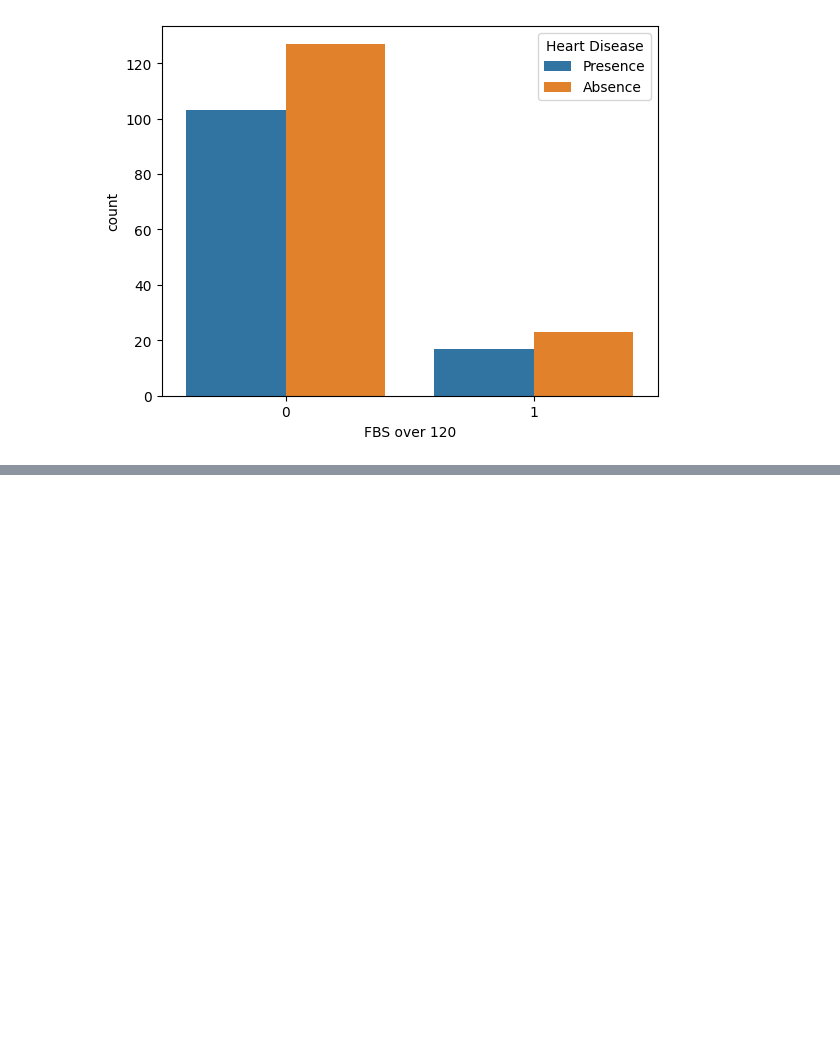
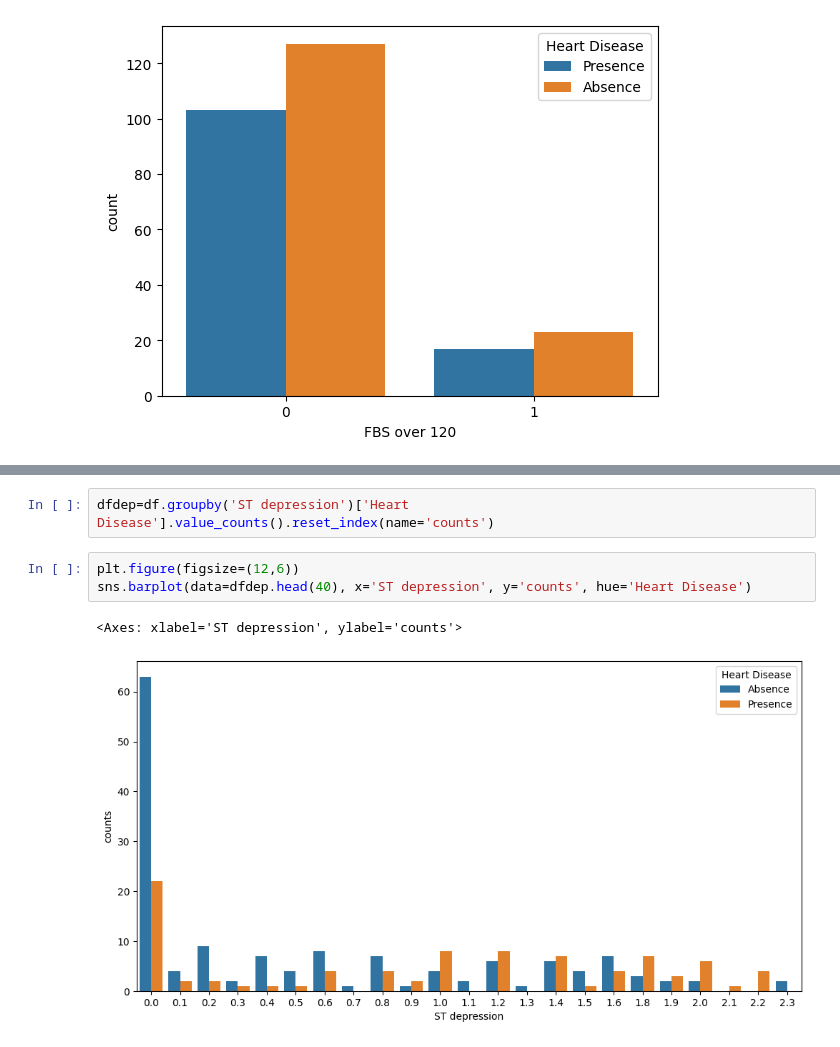
Before and after one commit to mayurimamdi/HeartHealthEDAandPred, a Jupyter notebook: notebook/EDAandPred.ipynb, the cells around one changed output, grey strips where cells are left out. Drawn from its saved outputs; the diff is of its cells as text; blank space fills up the shorter version.

```diff
--- a/notebook/EDAandPred.ipynb
+++ b/notebook/EDAandPred.ipynb
@@ -154,0 +166,8 @@ sns.countplot(x='FBS over 120', hue='Heart Disease', data=df)
+# %%
+dfdep=df.groupby('ST depression')['Heart Disease'].value_counts().reset_index(name='counts')
+# %%
+plt.figure(figsize=(12,6))
+sns.barplot(data=dfdep.head(40), x='ST depression', y='counts', hue='Heart Disease')
+# %% [output]
+<Axes: xlabel='ST depression', ylabel='counts'>
+[figure, added]
```
Also changed, not shown: parts of 18 cells of this notebook.
